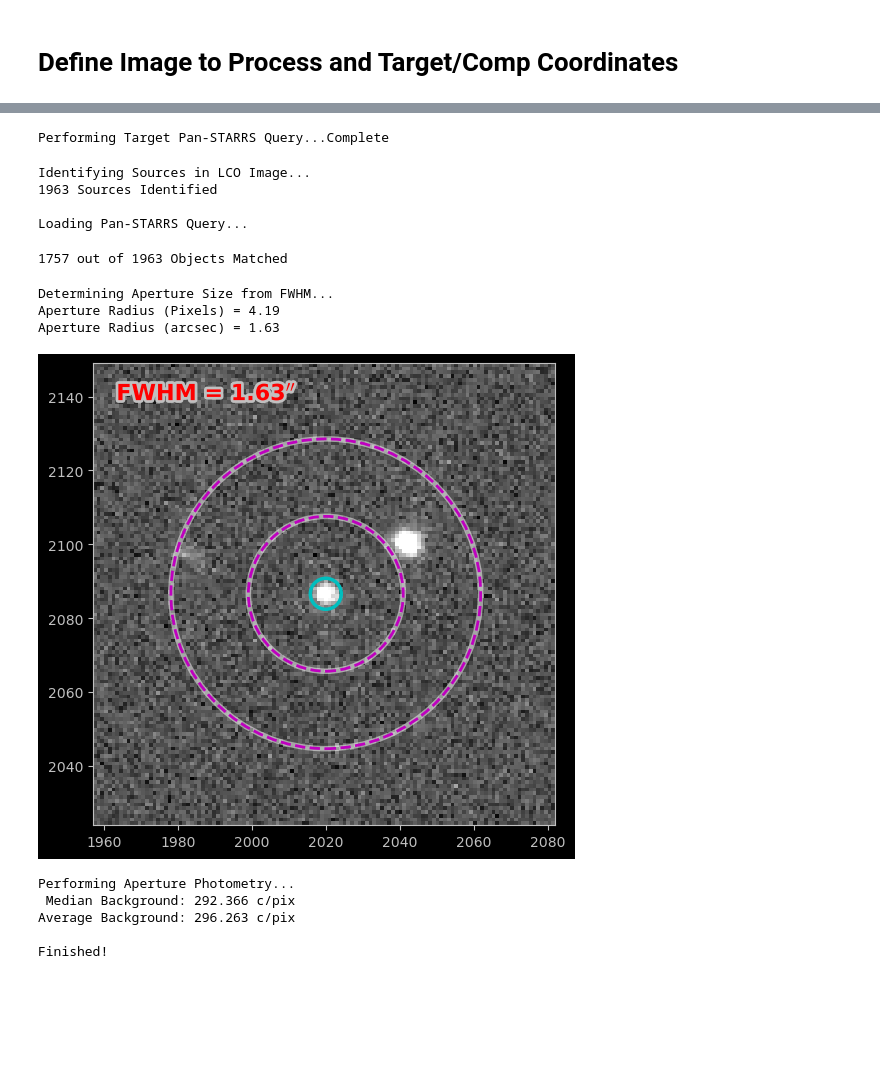
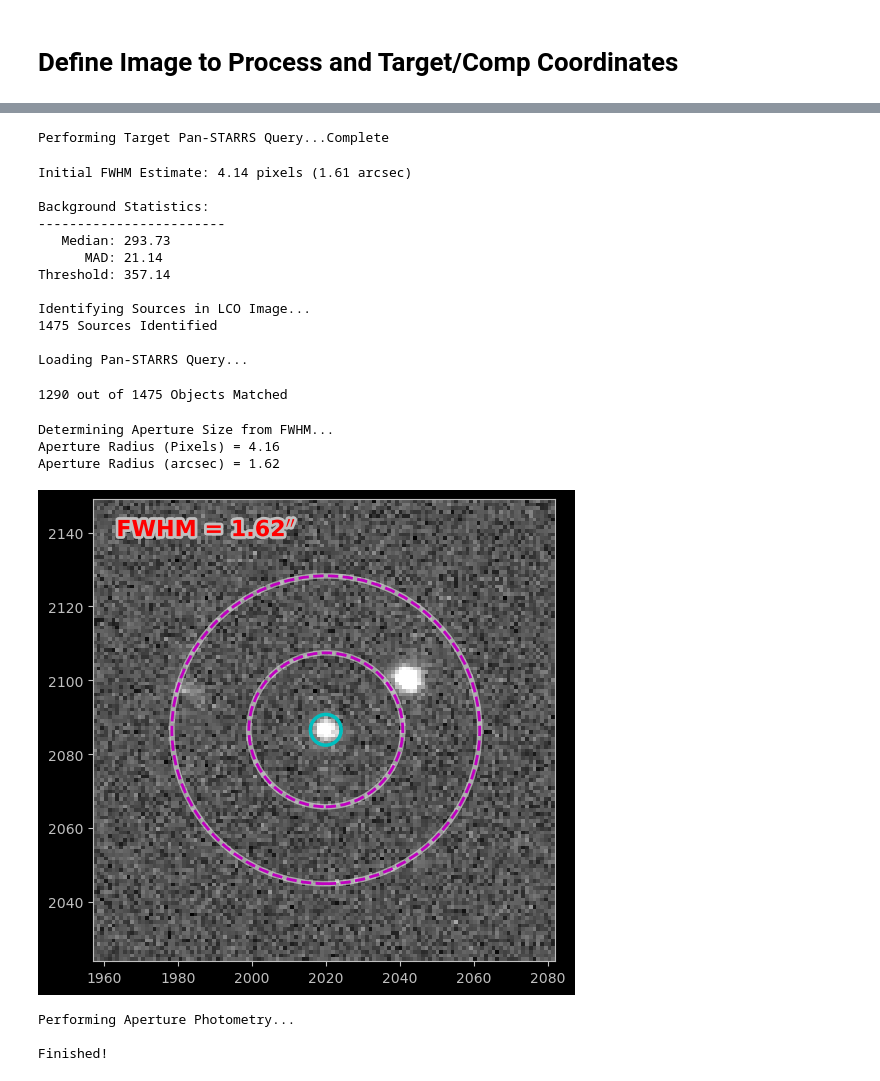
Before and after one commit to zvanderbosch/LCO_phot, a Jupyter notebook: notebooks/LCO_phot_tutorial.ipynb, the cells around one changed output, grey strips where cells are left out. Drawn from its saved outputs; the diff is of its cells as text; code cells hidden in the pictures; blank space fills up the shorter version.

Commit message:
Add DAOStarFinder params to lco_reduc

```diff
--- a/notebooks/LCO_phot_tutorial.ipynb
+++ b/notebooks/LCO_phot_tutorial.ipynb
@@ -35,66 +53,78 @@ comp_coord = coord.SkyCoord(
 # %%
 # Constraints used for the Pan-STARRS1 queries
 constraints = {
-    'ng.gt':3,
+    'ng.gt':3, # At least 4 detections in g,r,i
     'nr.gt':3,
     'ni.gt':3,
-    'nDetections.gt':11,
-    'gMeanPSFMag.gt':14.0,
+    'nDetections.gt':11, # At least 12 detections total
+    'gMeanPSFMag.gt':14.0, # mag>14 to exclude saturated objects
     'rMeanPSFMag.gt':14.0,
     'iMeanPSFMag.gt':14.0
 }
 
-phot_dat = lco_redux(
+# Where to save outputs
+data_dir = "../data/"
+
+# Run photometry pipeline
+phot_dat = lco_redux_target(
     image_name,
     target_coord,
-    comp_coord,
+    comp_coord=comp_coord, # If None, uses target coords for FWHM estimate
     # Aperture size params, in units of factors times the FWHM
     r_aperture=1.0,
     r_inner_annulus=5.0,
     r_outer_annulus=10.0,
+    # DAOStarFinder params
+    DAO_fwhm=1.3,       # FWHM scaling factor
+    DAO_bkgscale=3.0,   # Background threshold = median_bkg + (DAO_bkgscale * MAD_bkg)
+    DAO_sharp_high=0.6, # Sharpness upper limit
+    DAO_peaklimit=0.9,  # Linearity limit scaling factor
     # "Target query" refers to Pan-STARRS1 query used
-    # to get PS1 magnitudes for the provided source
+    # to get PS1 magnitudes for the target source
     target_query_constraints=constraints,
     target_query_save=False,
-    target_query_dir="../data/",
-    target_query_name="ps_target.csv",
-    target_query_format="csv",
     # "Full query" refers to a PS1 query that covers
     # the whole image FOV, used to calibrate photometry
     full_query_constraints=constraints,
     full_query_save=True,
-    full_query_dir="../data/",
+    full_query_dir=data_dir,
     full_query_name="ps_query.csv",
     full_query_format="csv",
     # Whether to save photometry results to file
     phot_save=True,
-    phot_dir="../data/",
+    phot_dir=data_dir,
     phot_name=None, # Default = <image_name>_phot.csv
-    # WHether to plot cutout
+    # Whether to plot/save image cutout
     plot_cutout=True,
     plot_save=True,
-    plot_dir="../data/",
+    plot_dir=data_dir,
     plot_name=None, # Default = <image_name>_cutout.png
-    # Whether to print out results
+    # Whether to print out final results
     verbose=False
 )
 
 # Display result
 display(Markdown(phot_dat.to_markdown()))
 # %% [output]
 Performing Target Pan-STARRS Query...Complete
+Initial FWHM Estimate: 4.14 pixels (1.61 arcsec)
+
+Background Statistics:
+------------------------
+   Median: 293.73
+      MAD: 21.14
+Threshold: 357.14
+
 Identifying Sources in LCO Image...
-1963 Sources Identified
+1475 Sources Identified
 
 Loading Pan-STARRS Query...
-1757 out of 1963 Objects Matched
+1290 out of 1475 Objects Matched
 Determining Aperture Size from FWHM...
-Aperture Radius (Pixels) = 4.19
-Aperture Radius (arcsec) = 1.63
+Aperture Radius (Pixels) = 4.16
+Aperture Radius (arcsec) = 1.62
-[figure, old version]
+[figure, new version]
 Performing Aperture Photometry...
- Median Background: 292.366 c/pix
-Average Background: 296.263 c/pix
 
 Finished!
 |    |     mjd |        bjd | date       | time         | filter   |   texp |     mag |    magerr |      Zp |      Zp_err |      cterm |   cterm_err |   Nfit |      sn |   fwhm |   aper_rad (pix) |   airmass | site_id   | telescope   |   temp |   humidity |   wind |   sky |   moonfrac |   moondist |   moonalt |
```
Also changed, not shown: parts of 3 cells of this notebook, 3 other files.
